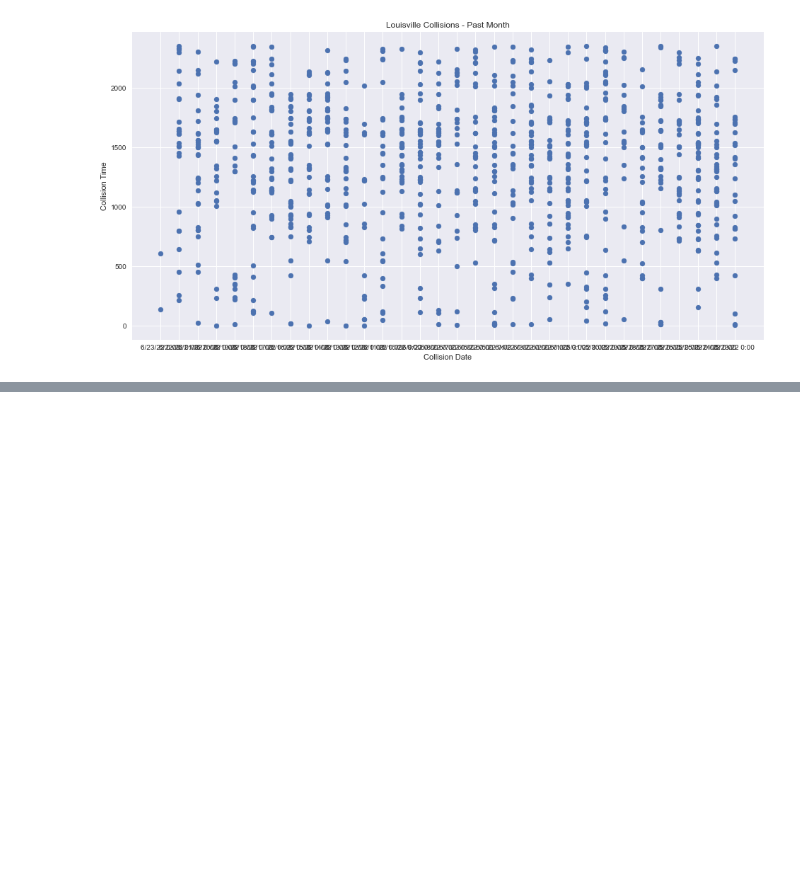
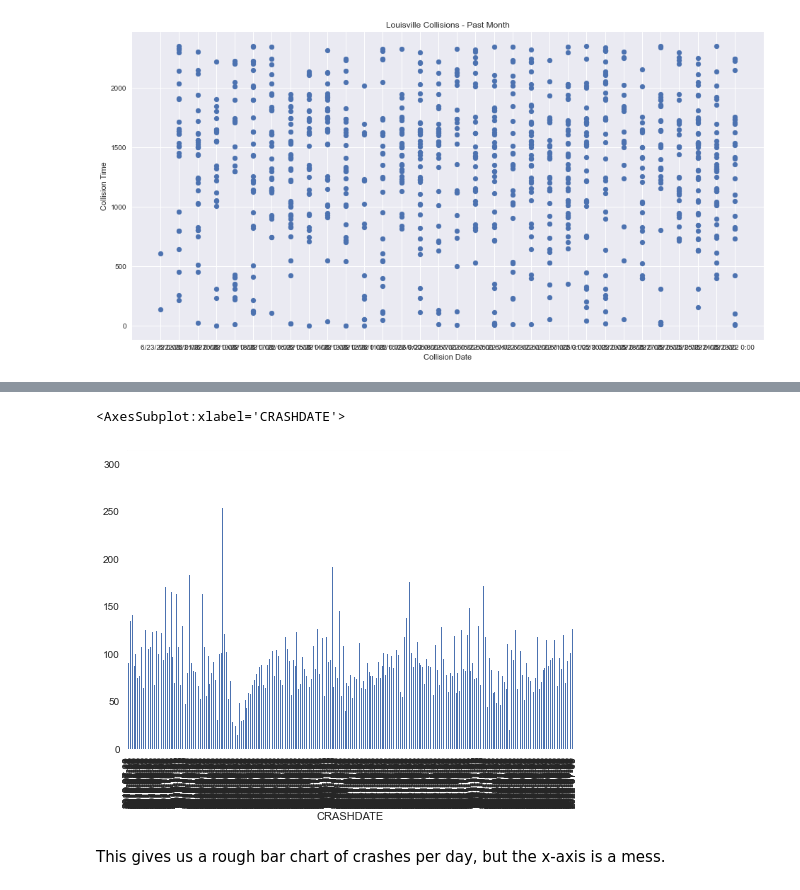
Before and after one commit to orderlogicmachine/covid-crash-compare, a Jupyter notebook: kc_2.ipynb, the cells around one changed output, grey strips where cells are left out. Cells and saved outputs as stored; diff of their text form; code cells hidden in the pictures; blank space fills up the shorter version.

Commit message:
Added first bits of data cleaning

```diff
--- a/kc_2.ipynb
+++ b/kc_2.ipynb
@@ -23,3 +23,6 @@ plt.title('Louisville Collisions - Past Month')
 # %% [output]
 Text(0.5, 1.0, 'Louisville Collisions - Past Month')
 [figure]
+# %%
+cinTest = pd.read_csv('assets/Cincy Crash Data.csv')
+cinTest.head()
@@ -25,0 +37,3 @@ Text(0.5, 1.0, 'Louisville Collisions - Past Month')
+# %%
+cinMain = cinTest.filter(["AGE", "CRASHDATE", "INJURIES", "TYPEOFPERSON"], axis=1)
+cinMain.head()
@@ -25,0 +61,7 @@ Text(0.5, 1.0, 'Louisville Collisions - Past Month')
+# %%
+# float64 is a silly dtype for an Age column, but Age isn't always known, so this produces an error for blank entries
+#
+# cinMain["AGE"] = cinMain["AGE"].astype('int64')
+
+cinMain["CRASHDATE"] = pd.to_datetime(cinMain["CRASHDATE"]).dt.date
+cinMain.head()
@@ -25,0 +75,7 @@ Text(0.5, 1.0, 'Louisville Collisions - Past Month')
+# %%
+# Create a new Pandas series with entries for the total number of crashes per day.
+
+# This is good, but a different data format which doesn't have an obvious way to access the computed values.
+
+cinCrashes = cinMain.groupby(["CRASHDATE"]).size()
+cinCrashes.head()
@@ -25,0 +101,14 @@ Text(0.5, 1.0, 'Louisville Collisions - Past Month')
+# %%
+# plt.style.use('seaborn')
+# plt.figure(figsize = (16, 8))
+# plt.scatter(cinCrashes['CollisionDate'], louTest['CollisionTime'])
+# plt.xlabel('Collision Date')
+# plt.ylabel('Collision Time')
+# plt.title('Louisville Collisions - Past Month')
+
+cinCrashes.plot(kind='bar')
+# %% [output]
+<AxesSubplot:xlabel='CRASHDATE'>
+[figure, added]
+# %% [markdown]
+This gives us a rough bar chart of crashes per day, but the x-axis is a mess.
```
Also changed, not shown: parts of 8 cells of this notebook.
